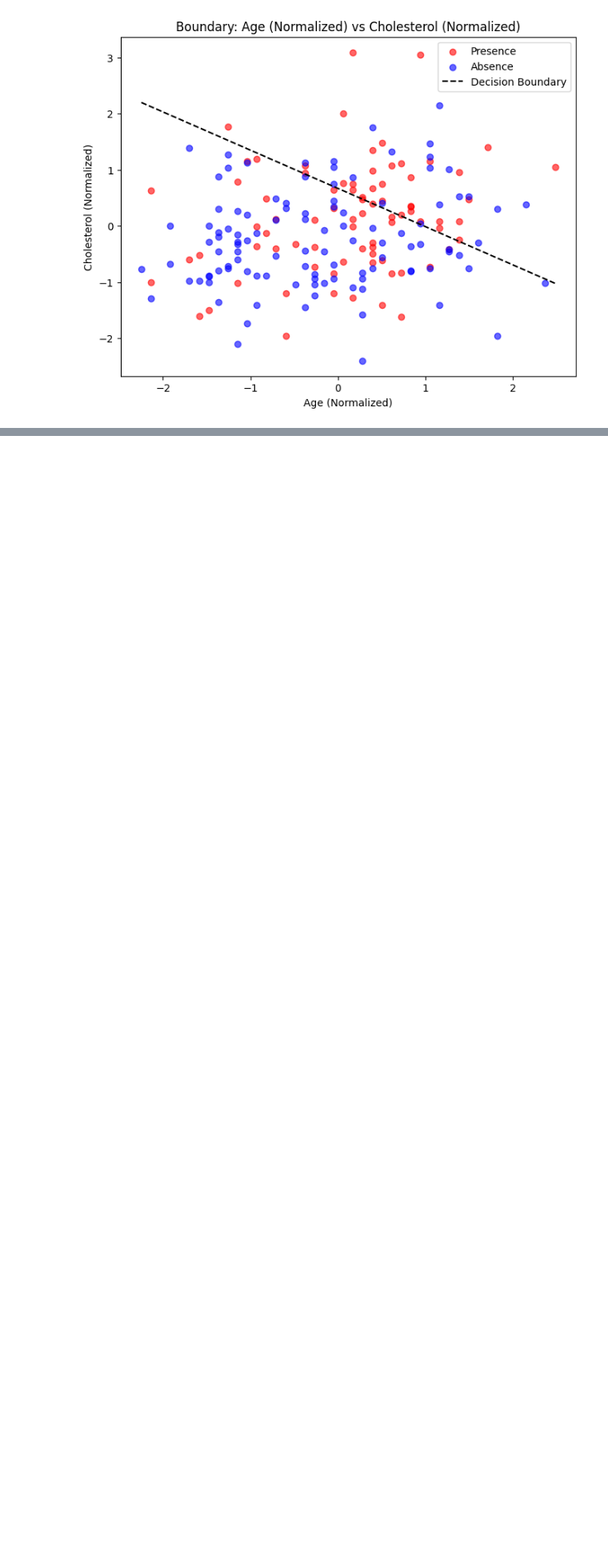
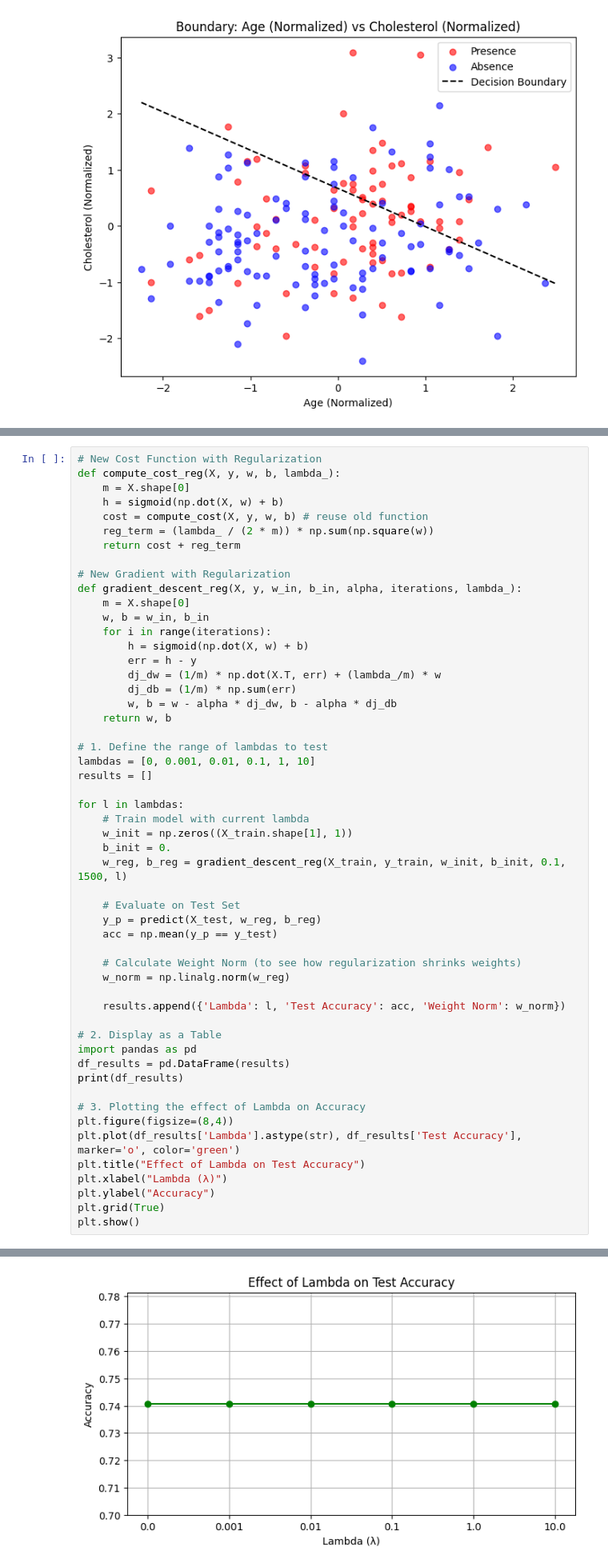
Before and after one commit to Juanvelandia-p/Heart-Disease-Risk-Prediction, a Jupyter notebook: HeartDesease.ipynb, the cells around one changed output, grey strips where cells are left out. Shown at 80% size. Drawn from its saved outputs; the diff is of its cells as text; blank space fills up the shorter version.

```diff
--- a/HeartDesease.ipynb
+++ b/HeartDesease.ipynb
@@ -188,0 +195,54 @@ Iteración 900: Costo 0.6510
+# %%
+# New Cost Function with Regularization
+def compute_cost_reg(X, y, w, b, lambda_):
+    m = X.shape[0]
+    h = sigmoid(np.dot(X, w) + b)
+    cost = compute_cost(X, y, w, b) # reuse old function
+    reg_term = (lambda_ / (2 * m)) * np.sum(np.square(w))
+    return cost + reg_term
+
+# New Gradient with Regularization
+def gradient_descent_reg(X, y, w_in, b_in, alpha, iterations, lambda_):
+    m = X.shape[0]
+    w, b = w_in, b_in
+    for i in range(iterations):
+        h = sigmoid(np.dot(X, w) + b)
+        err = h - y
+        dj_dw = (1/m) * np.dot(X.T, err) + (lambda_/m) * w
+        dj_db = (1/m) * np.sum(err)
+        w, b = w - alpha * dj_dw, b - alpha * dj_db
+    return w, b
+
+# 1. Define the range of lambdas to test
+lambdas = [0, 0.001, 0.01, 0.1, 1, 10]
+results = []
+
+for l in lambdas:
+    # Train model with current lambda
+    w_init = np.zeros((X_train.shape[1], 1))
+    b_init = 0.
+    w_reg, b_reg = gradient_descent_reg(X_train, y_train, w_init, b_init, 0.1, 1500, l)
+
+    # Evaluate on Test Set
+    y_p = predict(X_test, w_reg, b_reg)
+    acc = np.mean(y_p == y_test)
+
+    # Calculate Weight Norm (to see how regularization shrinks weights)
+    w_norm = np.linalg.norm(w_reg)
+
+    results.append({'Lambda': l, 'Test Accuracy': acc, 'Weight Norm': w_norm})
+
+# 2. Display as a Table
+import pandas as pd
+df_results = pd.DataFrame(results)
+print(df_results)
+
+# 3. Plotting the effect of Lambda on Accuracy
+plt.figure(figsize=(8,4))
+plt.plot(df_results['Lambda'].astype(str), df_results['Test Accuracy'], marker='o', color='green')
+plt.title("Effect of Lambda on Test Accuracy")
+plt.xlabel("Lambda (λ)")
+plt.ylabel("Accuracy")
+plt.grid(True)
+plt.show()
+# %% [output]
@@ -188,0 +256 @@ Iteración 900: Costo 0.6510
+[figure, added]
```
Also changed, not shown: parts of 4 cells of this notebook, 6 other files.
